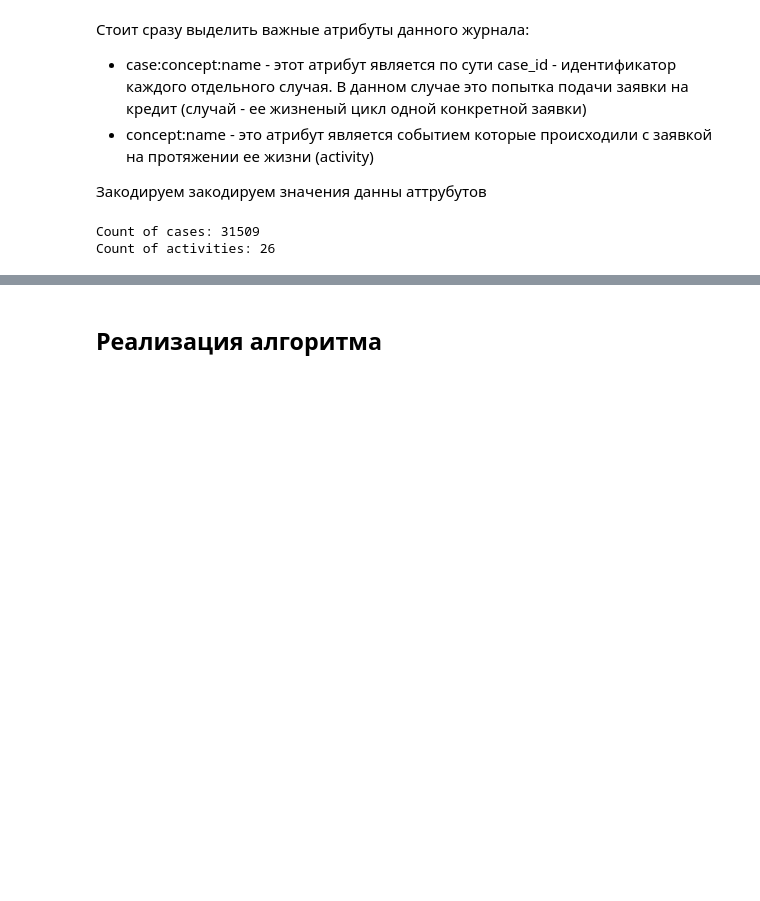
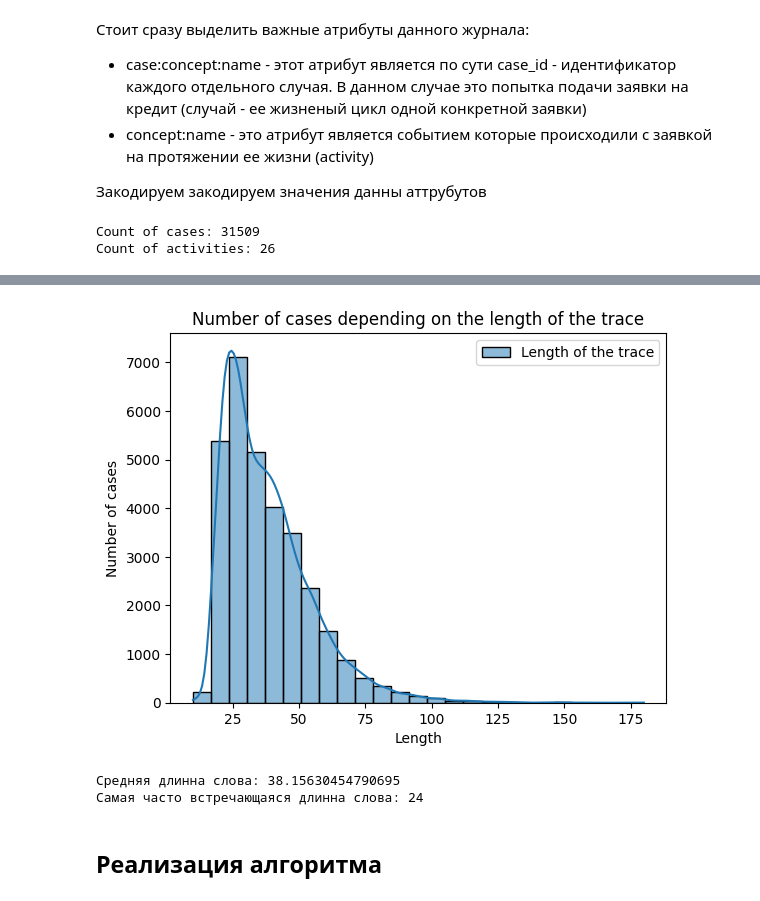
Before and after one commit to SomeoneNamedAnya/Course-Project-2024-2025, a Jupyter notebook: Algorithm/analysi_event_log.ipynb, the cells around one changed output, grey strips where cells are left out. Cells and saved outputs as stored; diff of their text form; code cells hidden in the pictures; blank space fills up the shorter version.

```diff
--- a/Algorithm/analysi_event_log.ipynb
+++ b/Algorithm/analysi_event_log.ipynb
@@ -26,7 +26,7 @@ event_log_csv.to_csv("BPI Challenge 2017.csv", index=False)
 # %% [markdown]
 Теперь уже откроем журнал событий с помощью pandas
 # %%
-df = pd.read_csv("BPI Challenge 2017.csv")
+df = pd.read_csv("../Data/BPI Challenge 2017.csv")
 
 df.head(5)
 # %% [output]
@@ -78,0 +59,3 @@ print((for_plot["code_activity"] * for_plot["code_case"]).sum() / for_plot["code
+# %%
+grouped_df["len"] = grouped_df["code_activity"].apply(lambda x : len(x))
+grouped_df
@@ -79,3 +76,24 @@ print((for_plot["code_activity"] * for_plot["code_case"]).sum() / for_plot["code
+# %%
+grouped_df = grouped_df.drop(["code_case", "code_activity"], axis=1)
+# %%
+grouped_df = grouped_df.rename(columns={'len': 'Length of the trace'})
+# %%
+
+plot = sns.histplot(grouped_df, bins=25, kde=True, color="skyblue")
+plt.title("Number of cases depending on the length of the trace")
+plt.xlabel("Length")
+plt.ylabel("Number of cases")
+plt.show()
+# %% [output]
+[figure, added]
+# %%
+mean_length = grouped_df["Length of the trace"].mean()
+mode_length = grouped_df["Length of the trace"].mode()[0]
+print("Средняя длинна слова:", mean_length)
+print("Самая часто встречающаяся длинна слова:", mode_length)
+# %% [output]
+Средняя длинна слова: 38.15630454790695
+Самая часто встречающаяся длинна слова: 24
 # %%
 df_list = grouped_df.values.tolist()
 # %% [markdown]
```
Also changed, not shown: parts of 5 cells of this notebook, 3 other files.
